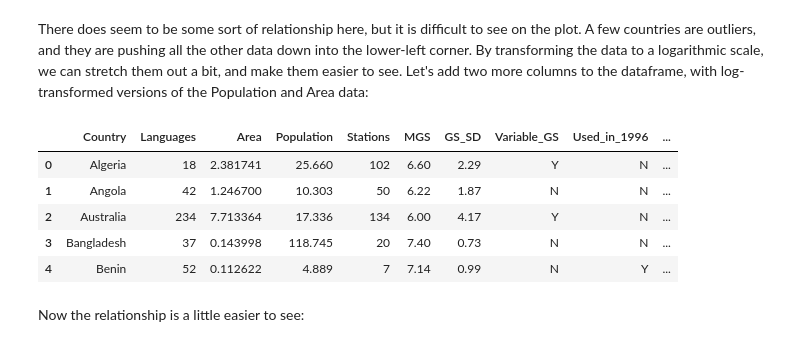
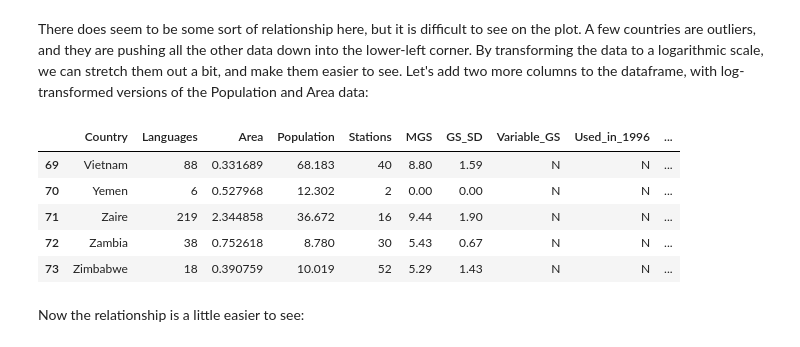
Before and after one commit to ethanweed/ethanweed.github.io, a Jupyter notebook: python-tutorials/analyzing-linear-relationships.ipynb, the cells around one changed output. Cells and saved outputs as stored; diff of their text form; code cells hidden in the pictures.

```diff
--- a/python-tutorials/analyzing-linear-relationships.ipynb
+++ b/python-tutorials/analyzing-linear-relationships.ipynb
@@ -72,15 +72,15 @@ There does seem to be some sort of relationship here, but it is difficult to see
 # %%
 df['Population_log'] = np.log(df['Population'])
 df['Area_log'] = np.log(df['Area'])
 df['Languages_log'] = np.log(df['Languages'])
-df.head()
+df.tail()
 # %% [output]
 |  | Country | Languages | Area | Population | Stations | MGS | GS_SD | Variable_GS | Used_in_1996 | ... |
-| 0 | Algeria | 18 | 2.381741 | 25.660 | 102 | 6.60 | 2.29 | Y | N | ... |
-| 1 | Angola | 42 | 1.246700 | 10.303 | 50 | 6.22 | 1.87 | N | N | ... |
-| 2 | Australia | 234 | 7.713364 | 17.336 | 134 | 6.00 | 4.17 | Y | N | ... |
-| 3 | Bangladesh | 37 | 0.143998 | 118.745 | 20 | 7.40 | 0.73 | N | N | ... |
-| 4 | Benin | 52 | 0.112622 | 4.889 | 7 | 7.14 | 0.99 | N | Y | ... |
+| 69 | Vietnam | 88 | 0.331689 | 68.183 | 40 | 8.80 | 1.59 | N | N | ... |
+| 70 | Yemen | 6 | 0.527968 | 12.302 | 2 | 0.00 | 0.00 | N | N | ... |
+| 71 | Zaire | 219 | 2.344858 | 36.672 | 16 | 9.44 | 1.90 | N | N | ... |
+| 72 | Zambia | 38 | 0.752618 | 8.780 | 30 | 5.43 | 0.67 | N | N | ... |
+| 73 | Zimbabwe | 18 | 0.390759 | 10.019 | 52 | 5.29 | 1.43 | N | N | ... |
 # %% [markdown]
 Now the relationship is a little easier to see:
 # %%
```
Also changed, not shown: parts of 4 cells of this notebook.
